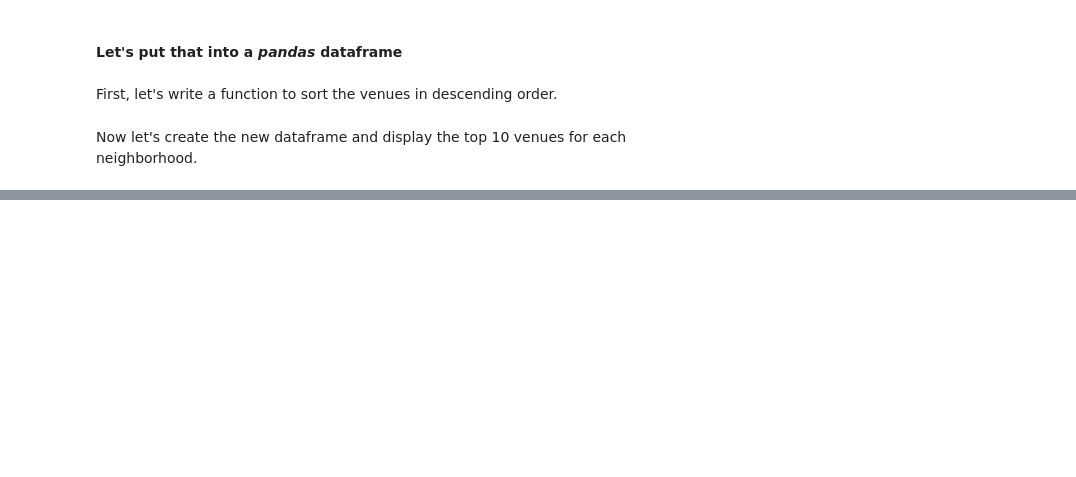
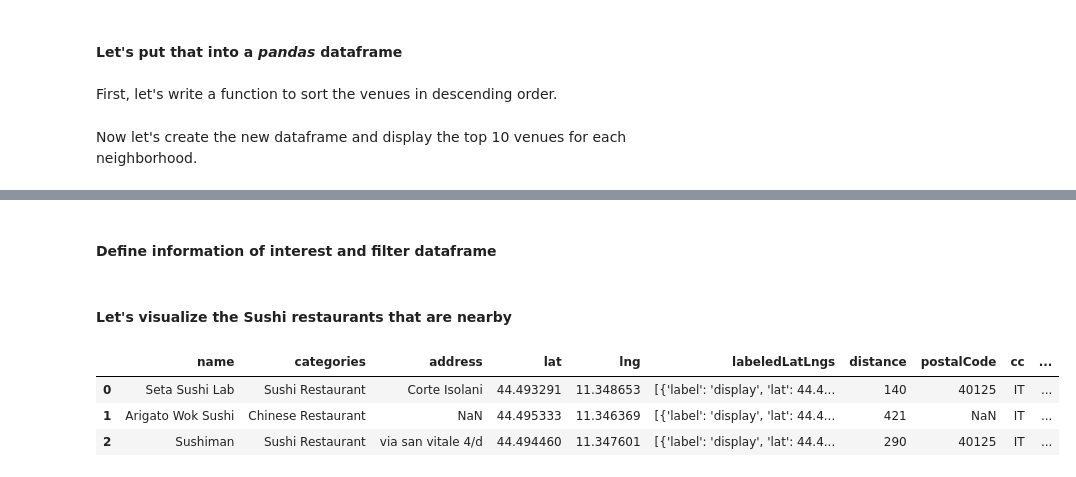
Before and after one commit to fabioantonini/Applied-Data-Science-Coursera-Capstone, a Jupyter notebook: Applied Data Science Capstone.ipynb, the cells around one changed output, grey strips where cells are left out. Cells and saved outputs as stored; diff of their text form; code cells hidden in the pictures; blank space fills up the shorter version.

```diff
--- a/Applied Data Science Capstone.ipynb
+++ b/Applied Data Science Capstone.ipynb
@@ -601,0 +657,3 @@ Some conclusions
+# %%
+url = 'https://api.foursquare.com/v2/venues/search?client_id={}&client_secret={}&ll={},{}&v={}&query={}&radius={}&limit={}'.format(CLIENT_ID, CLIENT_SECRET, latitude, longitude, VERSION, search_query, radius, LIMIT)
+url
@@ -601,0 +664,3 @@ Some conclusions
+# %%
+results = requests.get(url).json()
+results
@@ -601,0 +687,11 @@ Some conclusions
+# %%
+try:
+    from collections import OrderedDict
+except ImportError:
+    from ordereddict import OrderedDict
+# assign relevant part of JSON to venues
+venues = results['response']['venues']
+
+# tranform venues into a dataframe
+sushi_df = pd.json_normalize(venues)
+sushi_df.head()
@@ -601,0 +703,35 @@ Some conclusions
+# %% [markdown]
+#### Define information of interest and filter dataframe
+# %% [markdown]
+#### Let's visualize the Sushi restaurants that are nearby
+# %%
+# keep only columns that include venue name, and anything that is associated with location
+filtered_columns = ['name', 'categories'] + [col for col in sushi_df.columns if col.startswith('location.')] + ['id']
+sushi_df_filtered = sushi_df.loc[:, filtered_columns]
+
+#dataframe_filtered.head()
+
+# function that extracts the category of the venue
+def get_category_type(row):
+    try:
+        categories_list = row['categories']
+    except:
+        categories_list = row['venue.categories']
+
+    if len(categories_list) == 0:
+        return None
+    else:
+        return categories_list[0]['name']
+
+# filter the category for each row
+sushi_df_filtered['categories'] = sushi_df_filtered.apply(get_category_type, axis=1)
+
+# clean column names by keeping only last term
+sushi_df_filtered.columns = [column.split('.')[-1] for column in sushi_df_filtered.columns]
+
+sushi_df_filtered
+# %% [output]
+|  | name | categories | address | lat | lng | labeledLatLngs | distance | postalCode | cc | ... |
+| 0 | Seta Sushi Lab | Sushi Restaurant | Corte Isolani | 44.493291 | 11.348653 | [{'label': 'display', 'lat': 44.4... | 140 | 40125 | IT | ... |
+| 1 | Arigato Wok Sushi | Chinese Restaurant | NaN | 44.495333 | 11.346369 | [{'label': 'display', 'lat': 44.4... | 421 | NaN | IT | ... |
+| 2 | Sushiman | Sushi Restaurant | via san vitale 4/d | 44.494460 | 11.347601 | [{'label': 'display', 'lat': 44.4... | 290 | 40125 | IT | ... |
```
Also changed, not shown: parts of 19 cells of this notebook.
